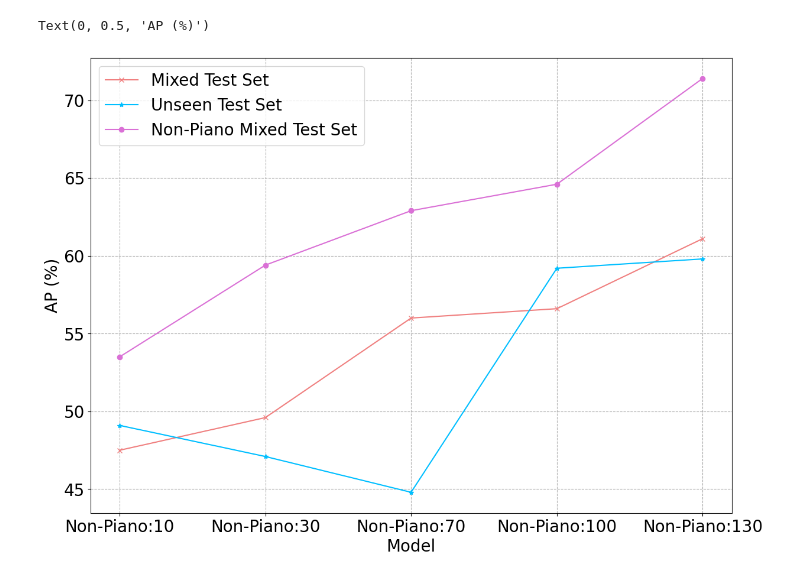
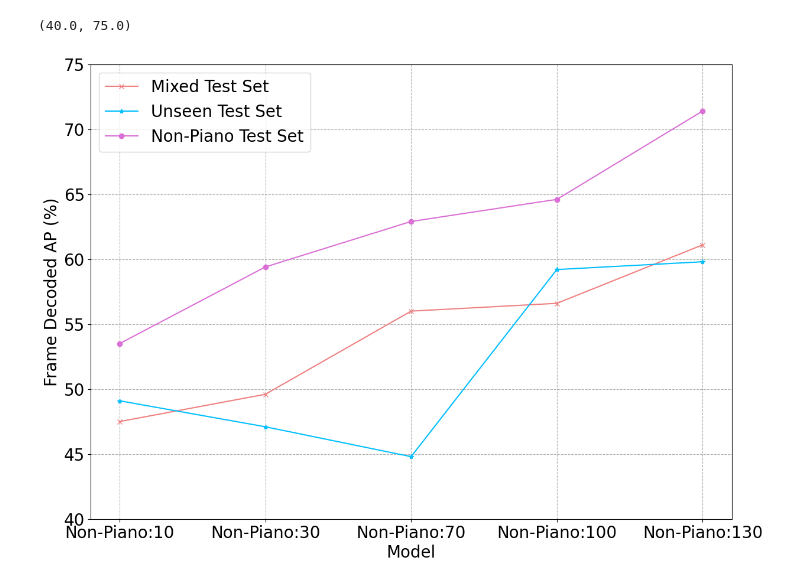
Before and after one commit to marc-philipp-knechtle/amt-eval, a Jupyter notebook: ipynb-viz/6.7-training-size-style-impact-nonpiano.ipynb, the cells around one changed output. Drawn from its saved outputs; the diff is of its cells as text; code cells hidden in the pictures.

```diff
--- a/ipynb-viz/6.7-training-size-style-impact-nonpiano.ipynb
+++ b/ipynb-viz/6.7-training-size-style-impact-nonpiano.ipynb
@@ -10,34 +10,36 @@ matplotlib.rcParams.update({'font.size': 20})
 models_oaf = ['Non-Piano:10', 'Non-Piano:30', 'Non-Piano:70', 'Non-Piano:100', 'Non-Piano:130']
 
 # Lists performances for each of the models mentioned in models_oaf
 perf_onset_raw_f1 = {
     'Mixed': [47.5, 49.6, 56.0, 56.6, 61.1],
     'Unseen': [49.1, 47.1, 44.8, 59.2, 59.8],
     'Non-Piano': [53.5, 59.4, 62.9, 64.6, 71.4],
     # 'MuN': [70.0, 66.5, 60.6, 59.3, 52.2],
     # 'B10': [71.1, 69.7, 66.5, 63.0, 61.5],
     # 'PhA': [61.8, 58.1, 49.1, 50.1, 50.4],
     # 'CSD': [71.1, 70.0, 76.6, 53.9, 49.6],
     # 'SWD': [59.4, 60.3, 47.9, 51.4, 59.0]
 }
 
 plt.figure(figsize=(14, 10))
 plt.plot(models_oaf, perf_onset_raw_f1['Mixed'], marker='x', color='lightcoral', linestyle='-',
          label='Mixed Test Set')
 plt.plot(models_oaf, perf_onset_raw_f1['Unseen'], marker='*', color='deepskyblue', linestyle='-',
          label='Unseen Test Set')
 plt.plot(models_oaf, perf_onset_raw_f1['Non-Piano'], marker='o', color='orchid', linestyle='-',
-         label='Non-Piano Mixed Test Set')
+         label='Non-Piano Test Set')
 
 # plt.plot(models_oaf, perf_oaf['MuN'], marker='o', color='gray', linestyle=':', label='MuN')
 # plt.plot(models_oaf, perf_oaf['CSD'], marker='o', color='lightgray', linestyle=':', label='CSD')
 # plt.plot(models_oaf, perf_oaf['PhA'], marker='o', color='darkgrey', linestyle=':', label='PhA')
 
 plt.plot()
 plt.legend()
 plt.grid(True, which="both", ls="--")
 plt.xlabel('Model')
-plt.ylabel('AP (%)')
+plt.ylabel('Frame Decoded AP (%)')
+
+plt.ylim(40, 75)
 # %% [output]
-Text(0, 0.5, 'AP (%)')
+(40.0, 75.0)
-[figure, old version]
+[figure, new version]
```
